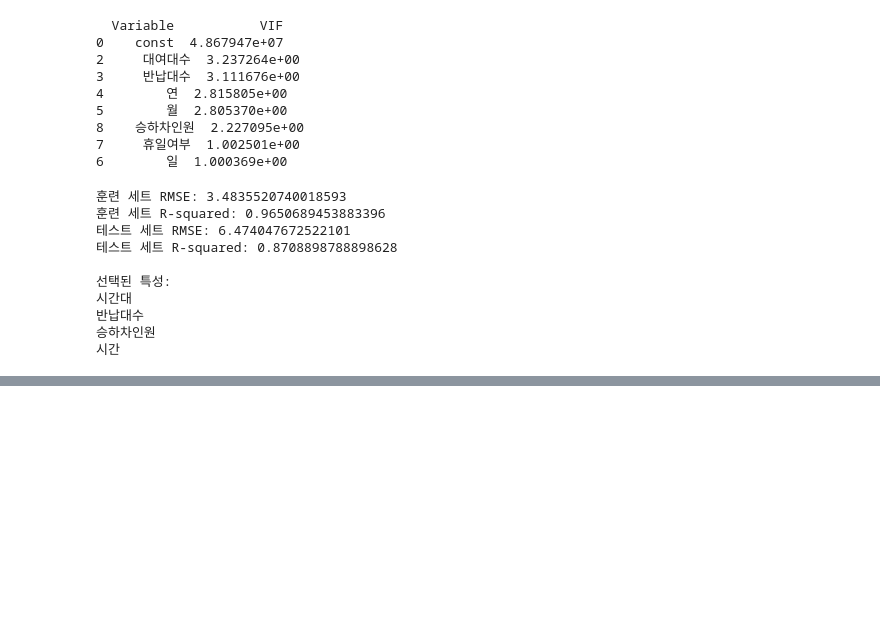
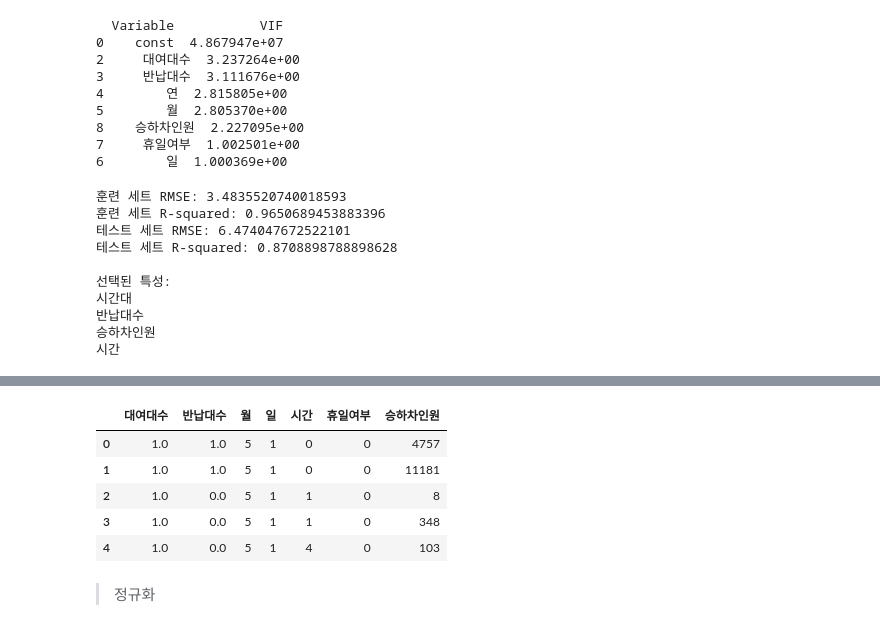
Before and after one commit to donghun-ha/Ddareungi, a Jupyter notebook: python/note/yh/lotte_12_1.ipynb, the cells around one changed output, grey strips where cells are left out. Saved outputs shown, nothing was run; the diff lists cells and outputs as text; code cells hidden in the pictures; blank space fills up the shorter version.

```diff
--- a/python/note/yh/lotte_12_1.ipynb
+++ b/python/note/yh/lotte_12_1.ipynb
@@ -1461,0 +1060,12 @@ joblib.dump(best_rf_return, filename)
+# %%
+df.drop(columns='대여소', inplace=True)
+df.head()
+# %% [output]
+|  | 대여대수 | 반납대수 | 월 | 일 | 시간 | 휴일여부 | 승하차인원 |
+| 0 | 1.0 | 1.0 | 5 | 1 | 0 | 0 | 4757 |
+| 1 | 1.0 | 1.0 | 5 | 1 | 0 | 0 | 11181 |
+| 2 | 1.0 | 0.0 | 5 | 1 | 1 | 0 | 8 |
+| 3 | 1.0 | 0.0 | 5 | 1 | 1 | 0 | 348 |
+| 4 | 1.0 | 0.0 | 5 | 1 | 4 | 0 | 103 |
+# %% [markdown]
+> 정규화
```
Also changed, not shown: parts of 35 cells of this notebook, 4 other files.
